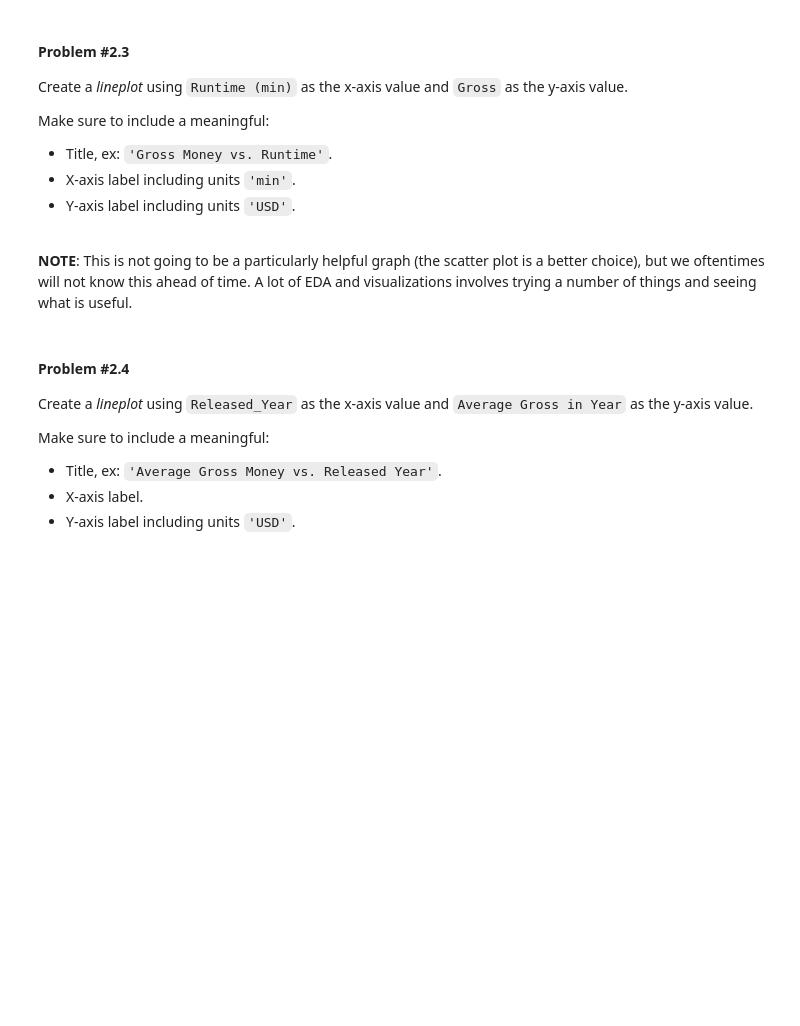
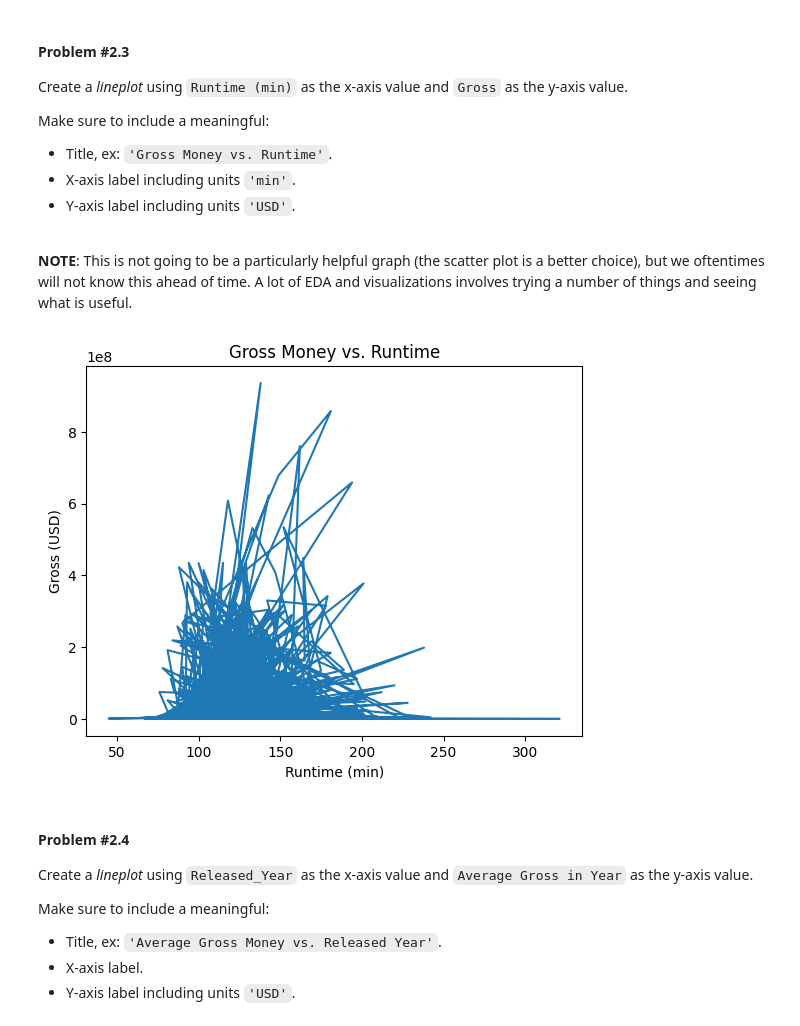
Before and after one commit to jzniu/AWS-Part1-Student-Notebooks, a Jupyter notebook: TRAIN AWS Part I Day 6 Lab Notebook [STUDENT].ipynb, the cells around one changed output. Drawn from its saved outputs; the diff is of its cells as text; code cells hidden in the pictures; blank space fills up the shorter version.

```diff
--- a/TRAIN AWS Part I Day 6 Lab Notebook [STUDENT].ipynb
+++ b/TRAIN AWS Part I Day 6 Lab Notebook [STUDENT].ipynb
@@ -219,6 +321,15 @@ Make sure to include a meaningful:
 <br>
 
 **NOTE**: This is not going to be a particularly helpful graph (the scatter plot is a better choice), but we oftentimes will not know this ahead of time. A lot of EDA and visualizations involves trying a number of things and seeing what is useful.
+# %%
+plt.plot(movie_df['Runtime (min)'], movie_df['Gross'])
+plt.xlabel('Runtime (min)')
+plt.ylabel('Gross (USD)')
+plt.title('Gross Money vs. Runtime')
+
+plt.show()
+# %% [output]
+[figure, added]
 # %% [markdown]
 #### **Problem #2.4**
 
```
Also changed, not shown: parts of 39 cells of this notebook.
